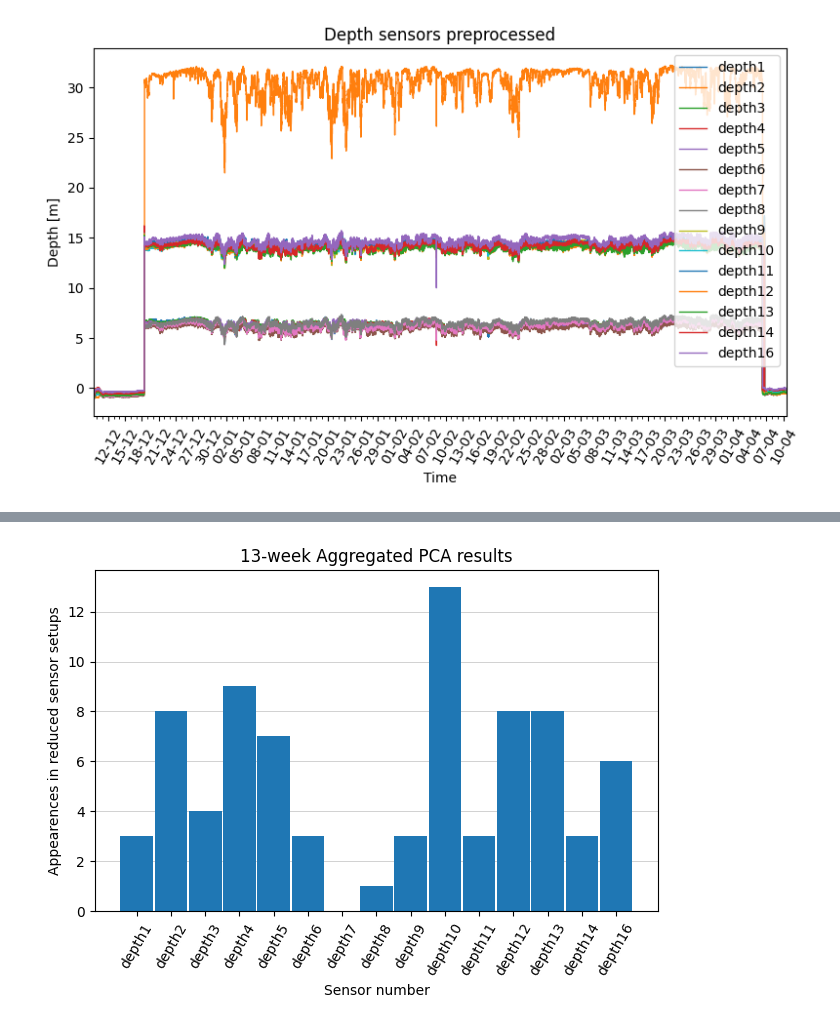
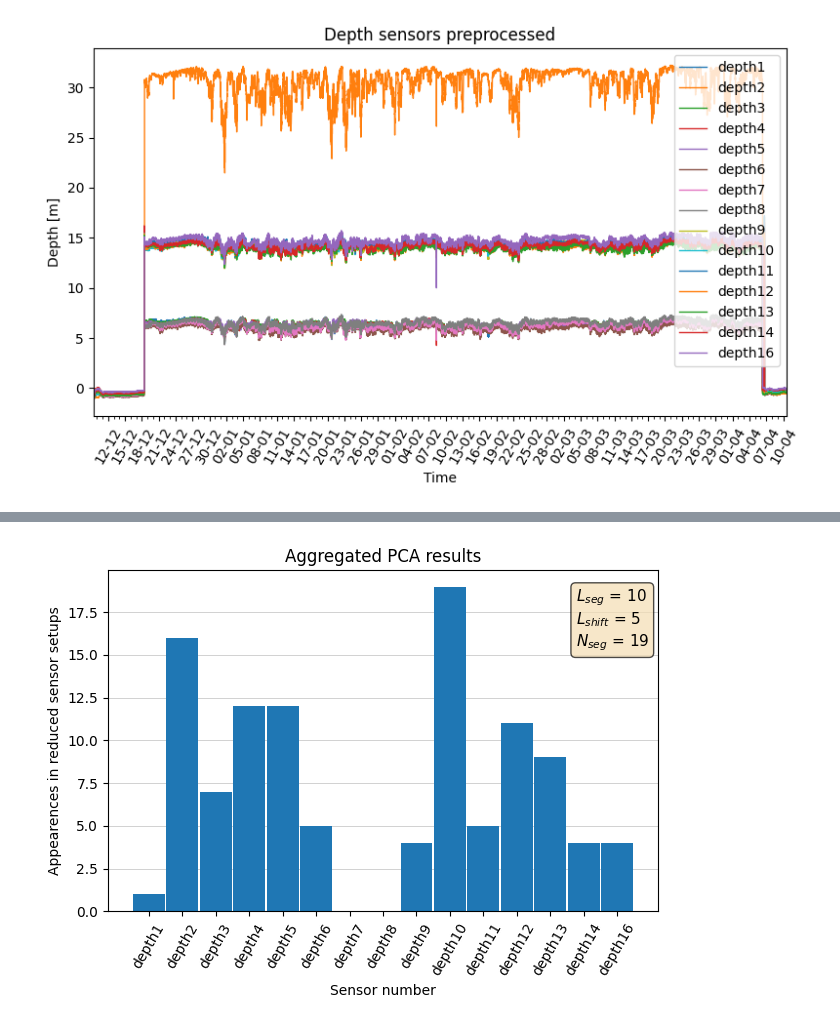
Before and after one commit to TheRealArmon/TTK_final_boss, a Jupyter notebook: sensors/curated_data/analysis.ipynb, the cells around one changed output, grey strips where cells are left out. Cells and saved outputs as stored; diff of their text form; code cells hidden in the pictures.

Commit message:
aggregated figures now look presentable:)) getting real close to the finish line now wihoo!!!!

```diff
--- a/sensors/curated_data/analysis.ipynb
+++ b/sensors/curated_data/analysis.ipynb
@@ -230,13 +230,16 @@ plot_sensor_data(df_shackles[::4*5], start, end, selected_sensors=None, save_fig
 #4, 1, 1, 4, 3
 # %%
 # Aggregated analysis: Which depth sensors are most important?
-init_day = pd.to_datetime("2020-01-01 00:00:00")
+init_day = pd.to_datetime("2019-12-21 00:00:00")
 top_sensors_dict = dict(zip(df_depths.columns, np.zeros(len(df_depths.columns))))
+L_seg = 10
+L_shift = 5
+N_seg = 19
 
-for i in range(13):
-    day = init_day + datetime.timedelta(days=i*7)
+for i in range(N_seg):
+    day = init_day + datetime.timedelta(days=i*L_shift)
     start = day
-    end = day + datetime.timedelta(days=7)
+    end = day + datetime.timedelta(days=L_seg)
 
     top_sensors_indices = perform_pca(df_depths, start, end, save_fig=False, show_fig=False)
 
@@ -249,15 +252,22 @@ print(end)
 if end > pd.to_datetime("2020-04-04 00:00:00"): print("end is fkd")
 print(top_sensors_dict)
 
-
+fig, ax = plt.subplots()
 plt.bar(top_sensors_dict.keys(), top_sensors_dict.values(), width = 0.95, zorder=2)
-plt.title("13-week Aggregated PCA results")
+# plt.title("Aggregated PCA results, $L_{seg}$ = ", L_seg, "$L_{shift}$ = ", L_shift, "$N_{seg}$ = ", N_seg)
+plot_parameters = "$L_{seg}$ = " + str(L_seg) + "\n$L_{shift}$ = " + str(L_shift) + "\n$N_{seg}$ = " + str(N_seg)
+plt.title("Aggregated PCA results")
 plt.xlabel("Sensor number"); plt.ylabel("Appearences in reduced sensor setups");
 
-plt.grid(axis="y", animated=False, color='gray', linestyle='-', linewidth=0.5, alpha=0.5)
+plt.grid(axis="y", color='gray', linestyle='-', linewidth=0.5, alpha=0.5)
+
+# place a text box in upper left in axes coords
+props = dict(boxstyle='round', facecolor='wheat', alpha=0.7)
+ax.text(0.85, 0.95, plot_parameters, transform=ax.transAxes, fontsize=11, verticalalignment='top', bbox=props)
+
 plt.xticks(rotation=60)
 plt.tight_layout()
-plt.savefig(f"./plots/13-week Aggregated PCA results.png")
+plt.savefig(f"./plots/Aggregated PCA results {L_seg}-{L_shift}-{N_seg}.png")
 
 plt.show()
 # %% [output]
@@ -266 +276 @@ plt.show()
-[figure, old version]
+[figure, new version]
```
Also changed, not shown: parts of 1 cell of this notebook, 5 other files.
